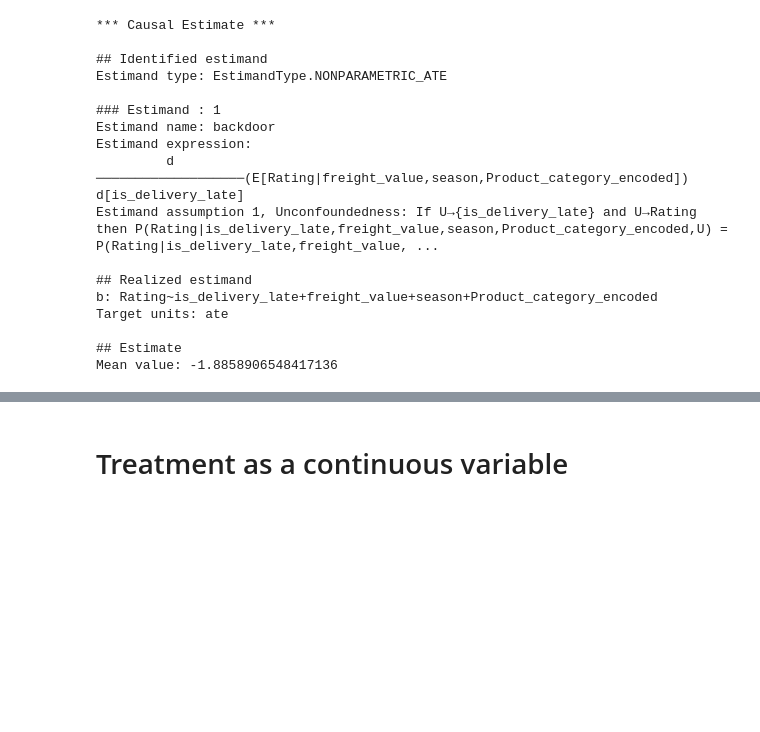
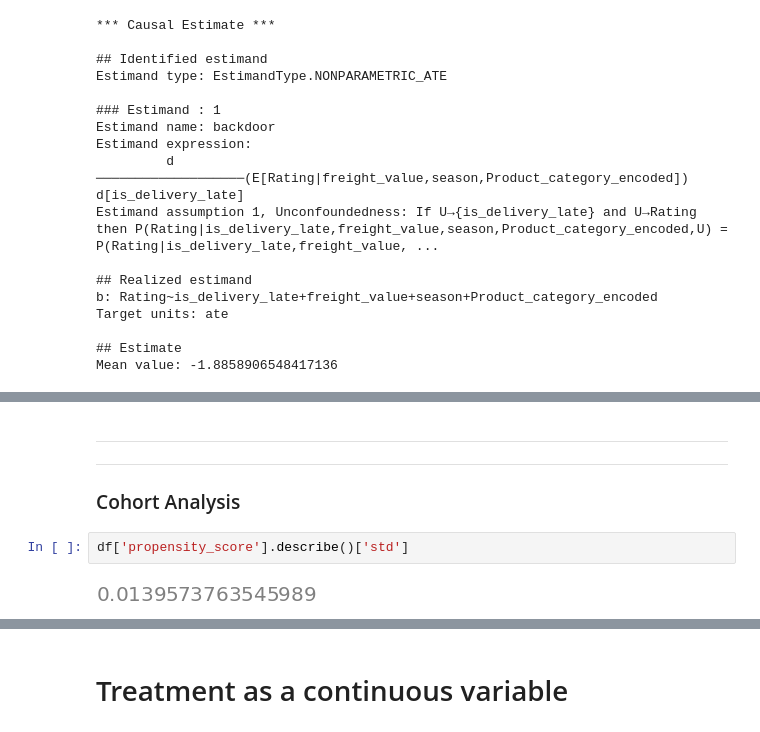
Before and after one commit to juanpi19/causal-inference-marketplace, a Jupyter notebook: notebooks/model-development.ipynb, the cells around one changed output, grey strips where cells are left out. Cells and saved outputs as stored; diff of their text form; blank space fills up the shorter version.

```diff
--- a/notebooks/model-development.ipynb
+++ b/notebooks/model-development.ipynb
@@ -218 +218,9 @@ New effect:-1.8170112778170442
 p value:0.15865525393145707
+# %% [markdown]
+---
+---
+### Cohort Analysis
+# %%
+df['propensity_score'].describe()['std']
+# %% [output]
+[figure, added]
```
Also changed, not shown: parts of 10 cells of this notebook, 3 other files.
